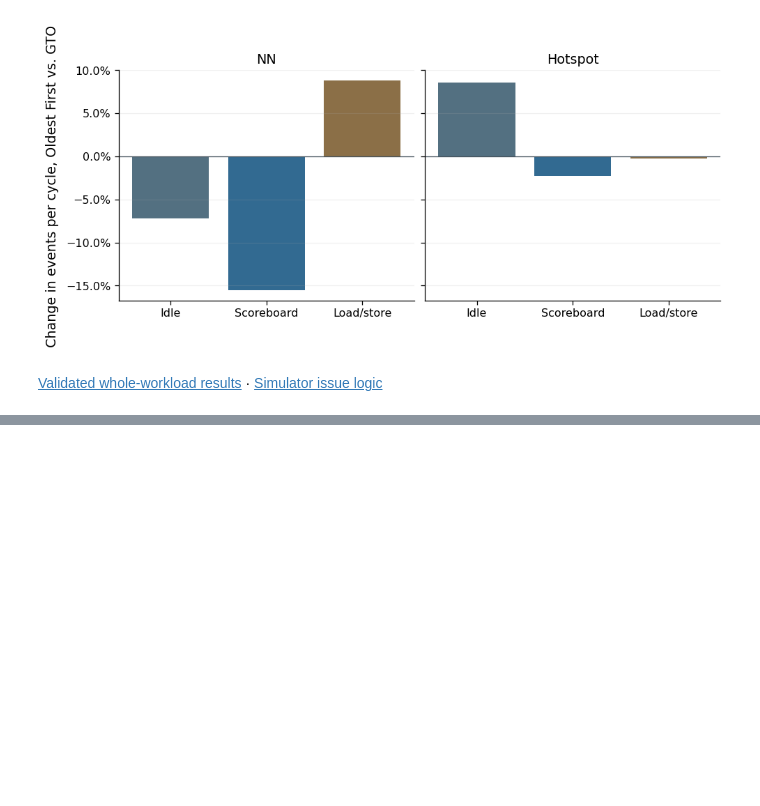
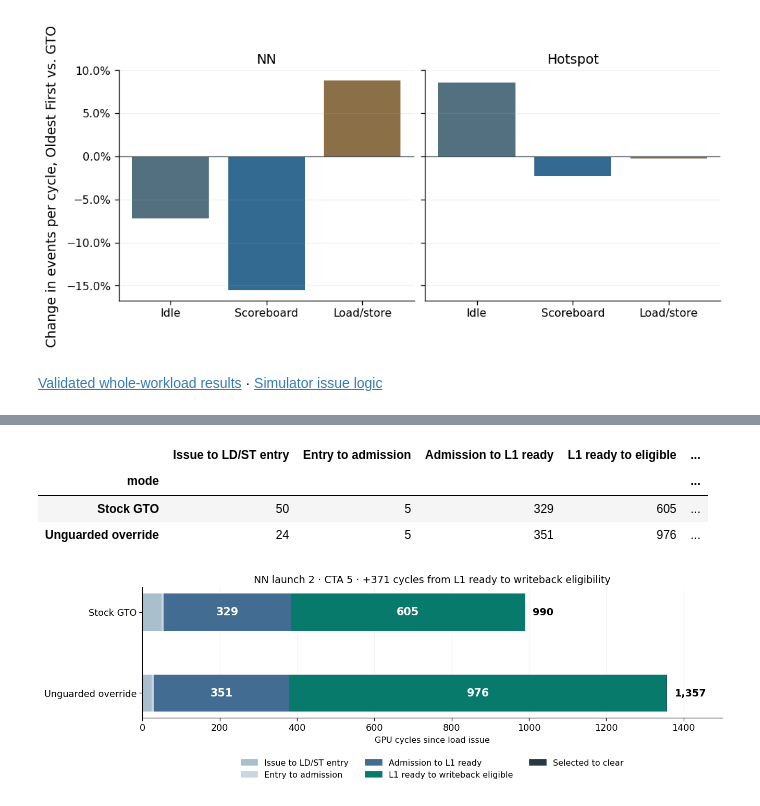
Before and after one commit to EnochWong521/gpu-warp-scheduling, a Jupyter notebook: notebooks/adaptive_policy_analysis.ipynb, the cells around one changed output, grey strips where cells are left out. Drawn from its saved outputs; the diff is of its cells as text; code cells hidden in the pictures; blank space fills up the shorter version.

Commit message:
Data for finalized scheduler

```diff
--- a/notebooks/adaptive_policy_analysis.ipynb
+++ b/notebooks/adaptive_policy_analysis.ipynb
@@ -544,0 +625,64 @@ plt.show()
+# %%
+writeback_run = adaptive_root / "nn_writeback_pressure.KLmiLQ2o"
+load_match = pd.read_csv(adaptive_root / "nn_load_timing.csv").query(
+    'launch == 2 and cta_x == 5 and cta_y == 0 and cta_z == 0 and warp == 0 '
+    'and load_ordinal == 1 and role == "promoted"')
+assert len(load_match) == 1 and load_match.iloc[0].pc == "0xb0"
+match = load_match.iloc[0]
+modes_cta = ["stock", "enabled"]
+stages_cta = pd.read_csv(writeback_run / "nn_memory_stages.csv").query(
+    'launch == 2 and cta == 5 and pc == "0xb0"').set_index("mode").loc[modes_cta]
+split_cta = pd.read_csv(writeback_run / "nn_writeback_split.csv").query(
+    "launch == 2 and cta == 5").set_index("mode").loc[modes_cta]
+assert split_cta.address.tolist() == stages_cta.gating_address.tolist()
+assert split_cta.ready.tolist() == stages_cta.gating_response.tolist()
+assert split_cta.selected.tolist() == stages_cta.gating_writeback_pick.tolist()
+assert split_cta.first_eligible.equals(split_cta.selected)
+assert split_cta[["head_latch_busy", "eligible_unselected"]].eq(0).all().all()
+for mode in modes_cta:
+    assert stages_cta.loc[mode, "issue"] == match[f"{mode}_issue"]
+    assert stages_cta.loc[mode, "clear"] == match[f"{mode}_clear"]
+
+timeline = pd.DataFrame({
+    "Issue": stages_cta.issue, "LD/ST entry": stages_cta.entry,
+    "Gating-sector admission": stages_cta.gating_admit, "L1 response ready": split_cta.ready,
+    "Writeback eligible": split_cta.first_eligible, "Selected": split_cta.selected,
+    "Scoreboard clear": stages_cta.clear,
+})
+mode_names = {"stock": "Stock GTO", "enabled": "Unguarded override"}
+display(timeline.rename(index=mode_names))
+durations = timeline.diff(axis=1).iloc[:, 1:].astype(int).rename(columns={
+    "LD/ST entry": "Issue to LD/ST entry", "Gating-sector admission": "Entry to admission",
+    "L1 response ready": "Admission to L1 ready", "Writeback eligible": "L1 ready to eligible",
+    "Selected": "Eligible to selected", "Scoreboard clear": "Selected to clear"})
+assert durations.loc["enabled", "L1 ready to eligible"] - durations.loc["stock", "L1 ready to eligible"] == 371
+assert durations.sum(axis=1).tolist() == [990, 1357]
+display(durations.rename(index=mode_names).assign(**{"Issue to clear": durations.sum(axis=1)}))
+
+fig, ax = plt.subplots(figsize=(11.4, 3.55), layout="constrained")
+colors_cta = ["#a9bfce", "#cad6de", "#426c91", "#087a6c", "#dce3e9", "#293943"]
+left = [0, 0]
+for col, color in zip(durations, colors_cta):
+    bars = ax.barh(list(mode_names.values()), durations[col], left=left, height=0.46, color=color)
+    for bar, value in zip(bars, durations[col]):
+        if value >= 250:
+            ax.text(bar.get_x() + value / 2, bar.get_y() + bar.get_height() / 2, f"{value:,}",
+                    ha="center", va="center", color="white", fontsize=13, fontweight="bold")
+    left = [base + value for base, value in zip(left, durations[col])]
+for y, value in enumerate(left):
+    ax.text(value + 20, y, f"{value:,}", va="center", fontsize=12, fontweight="bold")
+from matplotlib.patches import Patch
+ax.legend(handles=[Patch(color=colors_cta[0], label="Issue to LD/ST entry"),
+                   Patch(color=colors_cta[1], label="Entry to admission"),
+                   Patch(color=colors_cta[2], label="Admission to L1 ready"),
+                   Patch(color=colors_cta[3], label="L1 ready to writeback eligible"),
+                   Patch(color=colors_cta[-1], label="Selected to clear")],
+          loc="upper center", bbox_to_anchor=(0.5, -0.26), ncols=3, frameon=False)
+ax.set(xlim=(0, 1500), xlabel="GPU cycles since load issue",
+       title="NN launch 2 · CTA 5 · +371 cycles from L1 ready to writeback eligibility")
+ax.tick_params(labelsize=11)
+ax.invert_yaxis()
+ax.grid(axis="x", alpha=0.15)
+ax.set_axisbelow(True)
+export_figure(fig, "nn_cta5_memory_stages")
+# %% [output]
@@ -544,0 +693,5 @@ plt.show()
+|  | Issue to LD/ST entry | Entry to admission | Admission to L1 ready | L1 ready to eligible | ... |
+| mode |  |  |  |  | ... |
+| Stock GTO | 50 | 5 | 329 | 605 | ... |
+| Unguarded override | 24 | 5 | 351 | 976 | ... |
+[figure, added]
```
Also changed, not shown: parts of 8 cells of this notebook, 5 other files.
